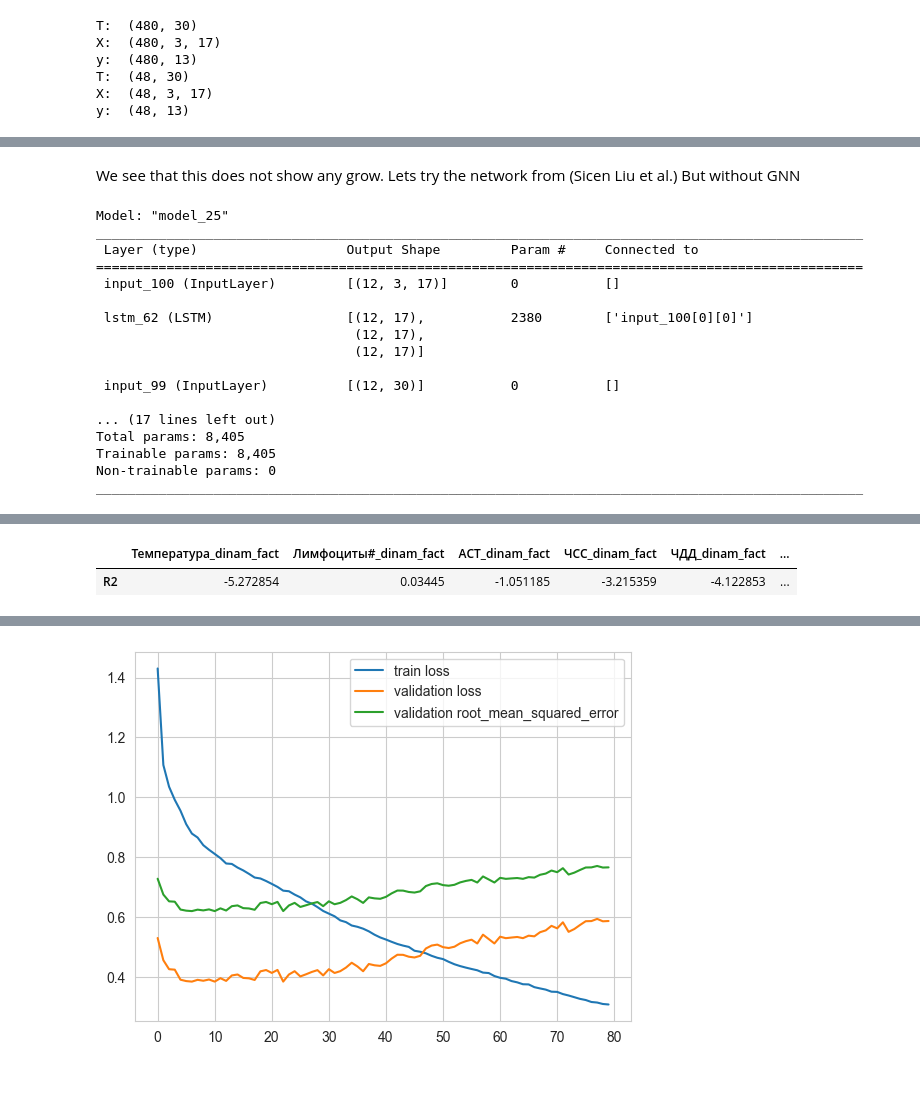
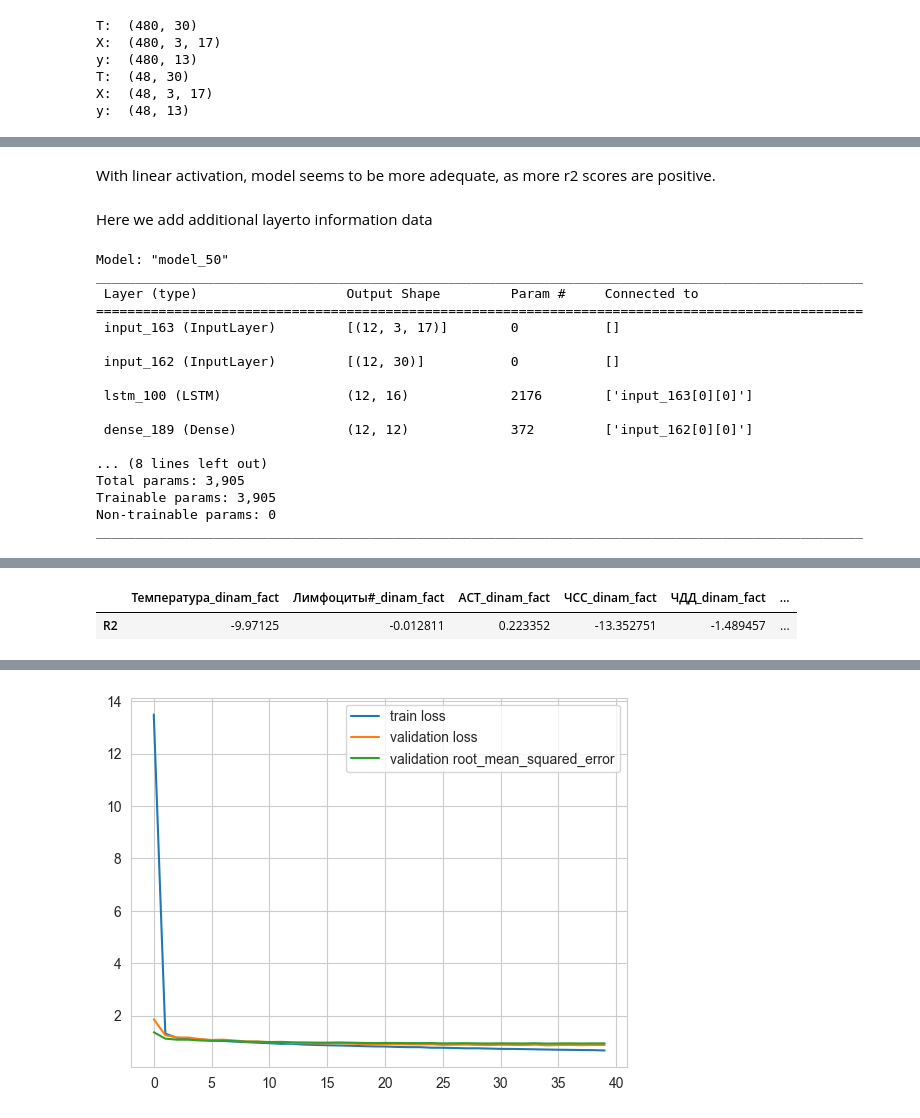
Before and after one commit to geniusserg/CovidPredict, a Jupyter notebook: data_analysis.ipynb, the cells around one changed output, grey strips where cells are left out. Drawn from its saved outputs; the diff is of its cells as text; code cells hidden in the pictures; blank space fills up the shorter version.

```diff
--- a/data_analysis.ipynb
+++ b/data_analysis.ipynb
@@ -266,7 +249,3 @@ dinam_fact_df
 6188 rows × 13 columns
 # %% [markdown]
 Norm data by Standart Scaler and divide and train test parts
-# %%
-scal_model = StandardScaler().fit(df_imputed)
-df_scaled = scal_model.transform(df_imputed)
-df_scaled
@@ -609,0 +595,6 @@ Parameters on test datasets:
+# %%
+history = model_lstm_dense.fit(X_train, y_train,
+                               epochs=30, validation_split=1/8, batch_size=BATCH_SIZE,
+                               shuffle=False, verbose=0)
+model_lstm_64.save("LSTM64xDense13")
+show_results(X_test, y_test, model_lstm_dense, history)
@@ -684,3 +692,16 @@ y:  (480, 13)
 T:  (48, 30)
 X:  (48, 3, 17)
 y:  (48, 13)
+# %%
+def show_results_multimodal(X_test, T_test, y_test, model, history):
+    plt.plot(history.history["loss"])
+    plt.plot(history.history["val_loss"])
+    plt.plot(history.history["val_root_mean_squared_error"])
+    plt.legend(["train loss", "validation loss", "validation root_mean_squared_error"])
+    y_pred = model.predict([T_test, X_test], batch_size=BATCH_SIZE, verbose=0)
+    r2_stat = r2_score(y_pred, y_test, multioutput="raw_values")
+    r2_stat = np.array(r2_stat).reshape(1, 13)
+    df = pd.DataFrame(r2_stat, index=["R2"], columns=dinam_fact_df.columns)
+    print("Parameters on test datasets: \n")
+    display(df)
+    print(list(zip(model.metrics_names, model.evaluate([T_test, X_test], y_test, batch_size=BATCH_SIZE))))
@@ -816,37 +892,38 @@ Parameters on test datasets:
-# %% [markdown]
-We see that this does not show any grow. Lets try the network from (Sicen Liu et al.) But without GNN
+# %% [markdown]
+With linear activation, model seems to be more adequate, as more r2 scores are positive.
+# %% [markdown]
+Here we add additional layerto information data
 # %%
 BATCH_SIZE = 12
 input_static = Input((30), batch_size=BATCH_SIZE)
 input_dinamic = Input((3, 17), batch_size=BATCH_SIZE)
-dense_layer = Dense(16, activation='relu')(input_static)
-lstm_layer = LSTM(17, return_state=True)(input_dinamic)
-lstm_layer_last = LSTM(17, return_state=False)(input_dinamic)
-flat_lst_layer = concatenate(lstm_layer)
-result_layer = Dense(32, activation='tanh')(concatenate([flat_lst_layer, lstm_layer_last, dense_layer]))
+dense_layer = Dense(30, activation='relu')(input_static)
+dense_layer = Dense(12, activation='relu')(input_static)
+lstm_layer = LSTM(16, return_state=False)(input_dinamic)
+result_layer = Dense(32)(concatenate([lstm_layer, dense_layer]))
 result_layer = Dense(13, activation='linear')(result_layer)
-model_multi_tan = Model(inputs=[input_static, input_dinamic], outputs=result_layer)
-model_multi_tan.summary()
-model_multi_tan.compile(optimizer="adam", loss="mse", metrics=[RootMeanSquaredError()])
+model_multi_s4 = Model(inputs=[input_static, input_dinamic], outputs=result_layer)
+model_multi_s4.summary()
+model_multi_s4.compile(optimizer="adam", loss="mse", metrics=[RootMeanSquaredError()])
 # %% [output]
-Model: "model_25"
+Model: "model_50"
 __________________________________________________________________________________________________
  Layer (type)                   Output Shape         Param #     Connected to
 ==================================================================================================
- input_100 (InputLayer)         [(12, 3, 17)]        0           []
+ input_163 (InputLayer)         [(12, 3, 17)]        0           []
 
- lstm_62 (LSTM)                 [(12, 17),           2380        ['input_100[0][0]']
-                                 (12, 17),
-                                 (12, 17)]
+ input_162 (InputLayer)         [(12, 30)]           0           []
 
- input_99 (InputLayer)          [(12, 30)]           0           []
+ lstm_100 (LSTM)                (12, 16)             2176        ['input_163[0][0]']
 
-... (17 lines left out)
-Total params: 8,405
-Trainable params: 8,405
+ dense_189 (Dense)              (12, 12)             372         ['input_162[0][0]']
+
+... (8 lines left out)
+Total params: 3,905
+Trainable params: 3,905
 Non-trainable params: 0
 __________________________________________________________________________________________________
 # %%
-history = model_multi_tan.fit(x=[T, X], y=y, batch_size=BATCH_SIZE, validation_split=1/8, epochs=80)
-show_results(X_t, T_t, y_t, model_multi_tan, history)
+history = model_multi_s4.fit(x=[T, X], y=y, batch_size=BATCH_SIZE, validation_split=1/8, epochs=40)
+show_results_multimodal(X_t, T_t, y_t, model_multi_s4, history)
 # %% [output]
@@ -869,3 +946,3 @@ Epoch 80/80
 Parameters on test datasets:
 |  | Температура_dinam_fact | Лимфоциты#_dinam_fact | АСТ_dinam_fact | ЧСС_dinam_fact | ЧДД_dinam_fact | ... |
-| R2 | -5.272854 | 0.03445 | -1.051185 | -3.215359 | -4.122853 | ... |
+| R2 | -9.97125 | -0.012811 | 0.223352 | -13.352751 | -1.489457 | ... |
@@ -874 +951 @@ Parameters on test datasets:
-[figure, old version]
+[figure, new version]
```
Also changed, not shown: parts of 51 cells of this notebook, 51 other files.
